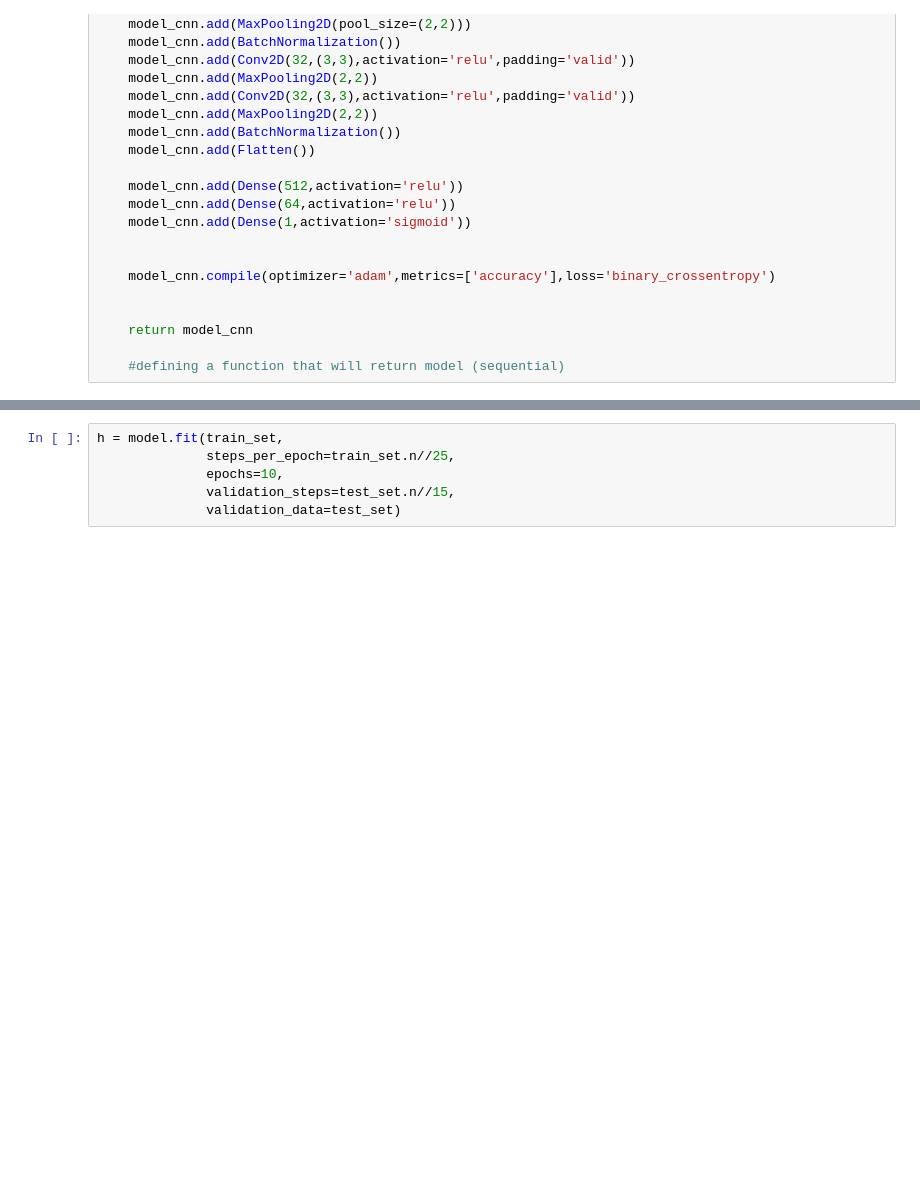
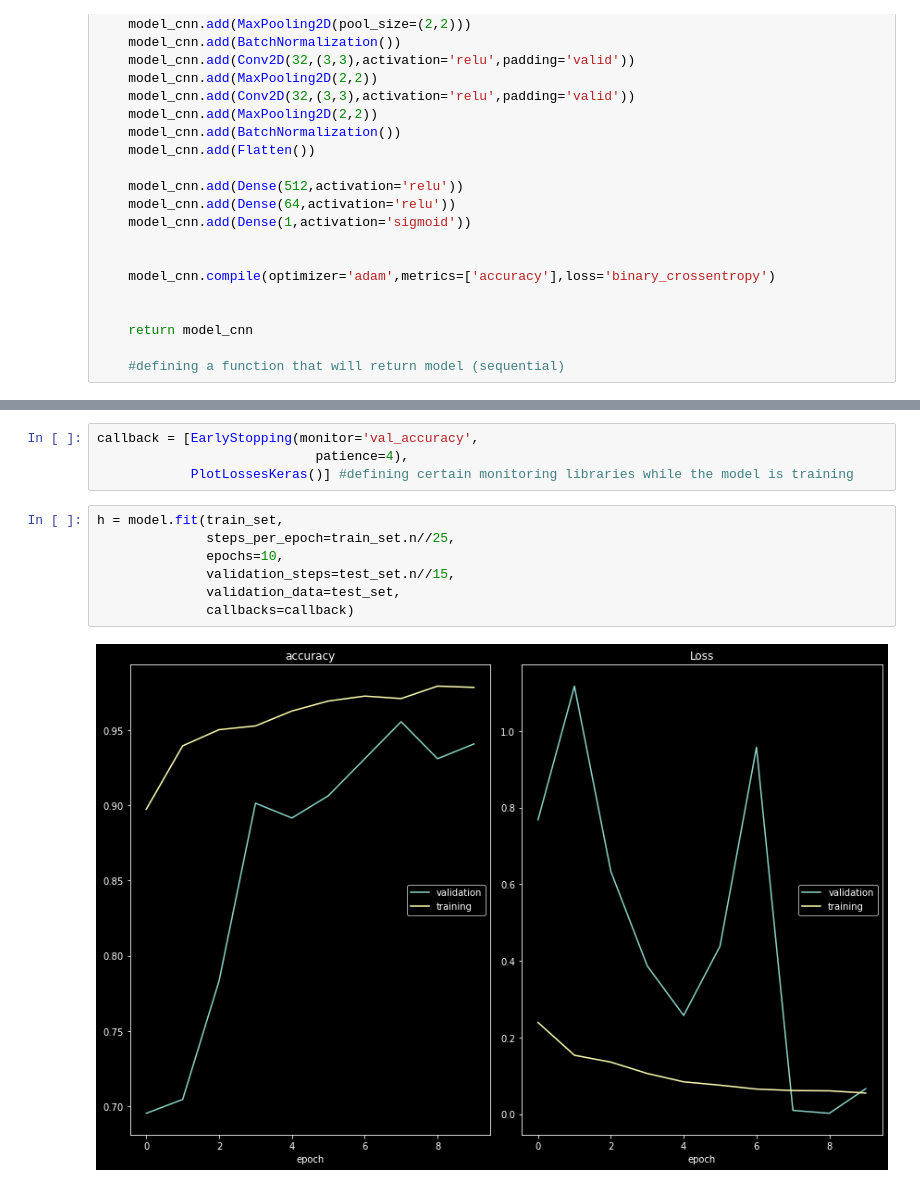
Before and after one commit to thatdanish/Driver_Drowsiness_Detection, a Jupyter notebook: main_model.ipynb, the cells around one changed output, grey strips where cells are left out. Cells and saved outputs as stored; diff of their text form; blank space fills up the shorter version.

Commit message:
model_cnn V1.00

```diff
--- a/main_model.ipynb
+++ b/main_model.ipynb
@@ -97,10 +95,16 @@ Total params: 247,681
 Trainable params: 247,489
 Non-trainable params: 192
 _________________________________________________________________
+# %%
+callback = [EarlyStopping(monitor='val_accuracy',
+                            patience=4),
+            PlotLossesKeras()] #defining certain monitoring libraries while the model is training
 # %%
 h = model.fit(train_set,
               steps_per_epoch=train_set.n//25,
               epochs=10,
               validation_steps=test_set.n//15,
-              validation_data=test_set)
+              validation_data=test_set,
+              callbacks=callback)
 # %% [output]
+[figure, added]
```
Also changed, not shown: parts of 6 cells of this notebook, 5 other files.
